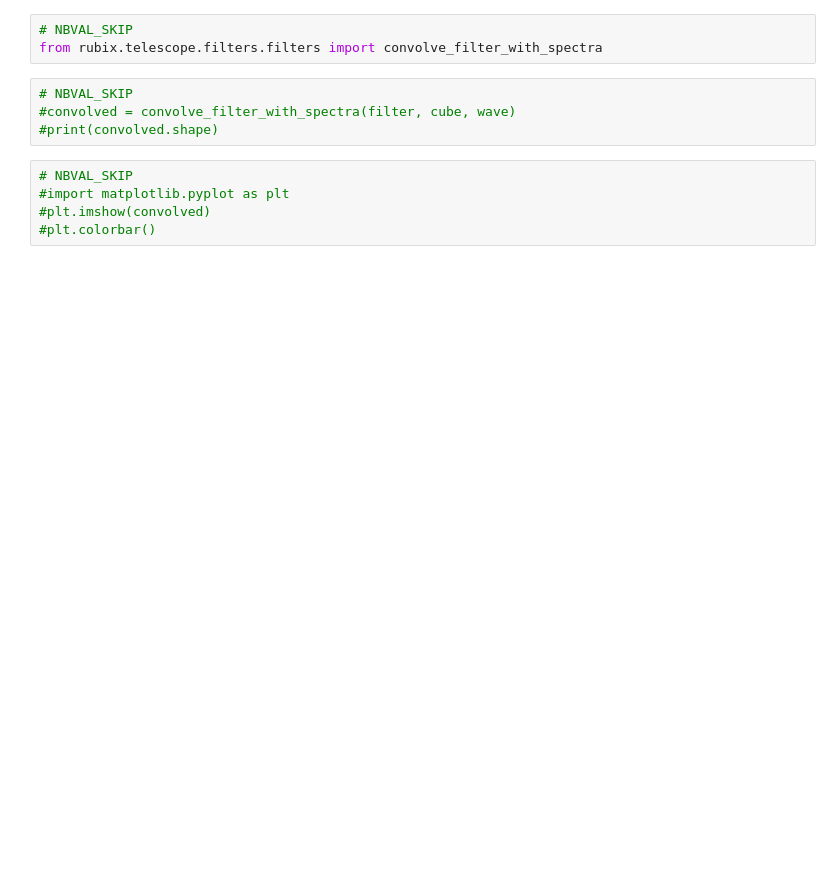
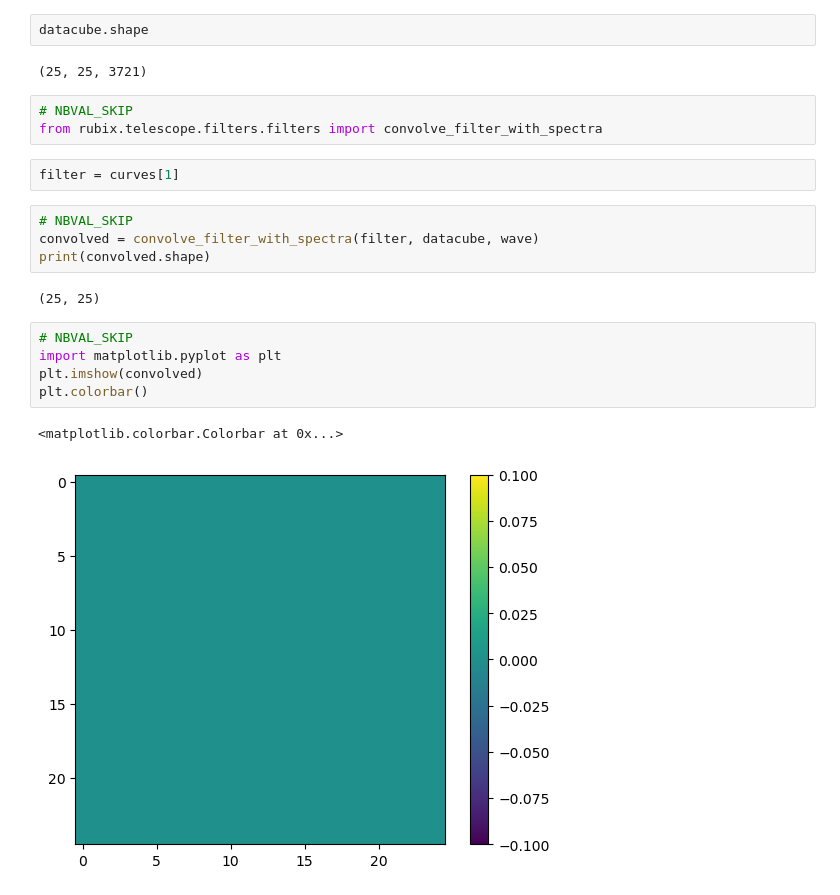
Before and after one commit to ufuk-cakir/rubix, a Jupyter notebook: notebooks/filter_curves.ipynb, the cells around one changed output. Cells and saved outputs as stored; diff of their text form; blank space fills up the shorter version.

Commit message:
finalized the notebook to exemplify the filter curve loading

```diff
--- a/notebooks/filter_curves.ipynb
+++ b/notebooks/filter_curves.ipynb
@@ -18,15 +197,26 @@ filter.plot()
+# %%
+datacube.shape
+# %% [output]
+(25, 25, 3721)
 # %%
 # NBVAL_SKIP
 from rubix.telescope.filters.filters import convolve_filter_with_spectra
+# %%
+filter = curves[1]
 # %%
 # NBVAL_SKIP
-#convolved = convolve_filter_with_spectra(filter, cube, wave)
-#print(convolved.shape)
+convolved = convolve_filter_with_spectra(filter, datacube, wave)
+print(convolved.shape)
+# %% [output]
+(25, 25)
 # %%
 # NBVAL_SKIP
-#import matplotlib.pyplot as plt
-#plt.imshow(convolved)
-#plt.colorbar()
+import matplotlib.pyplot as plt
+plt.imshow(convolved)
+plt.colorbar()
+# %% [output]
+<matplotlib.colorbar.Colorbar at 0x...>
+[figure, added]
 # %%
 # NBVAL_SKIP
 for filter in curves:
```
Also changed, not shown: parts of 18 cells of this notebook, 1 other file.
